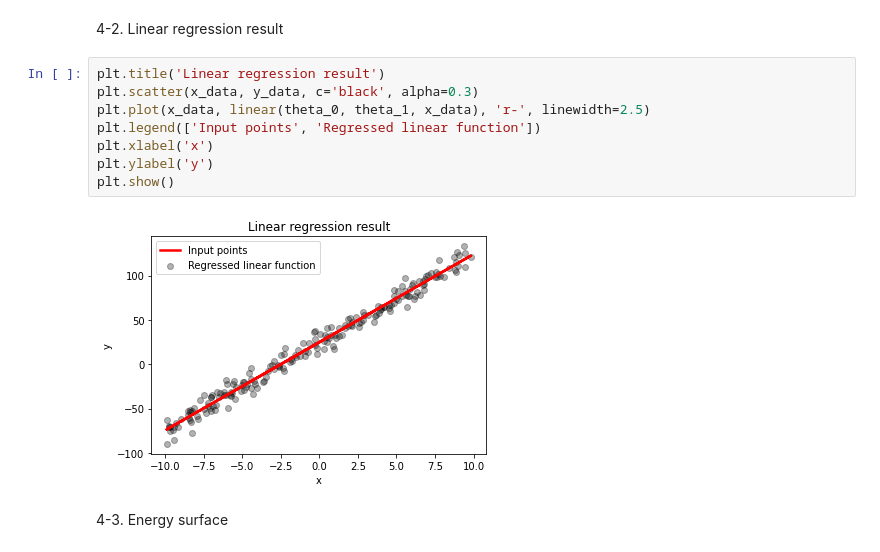
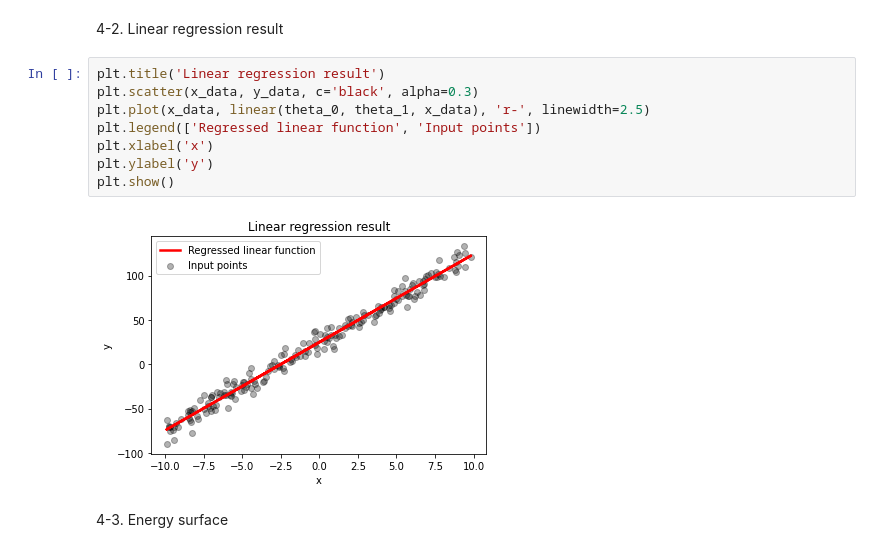
Before and after one commit to ihooni/class-MachineLearning, a Jupyter notebook: 03/assignment-03.ipynb, the cells around one changed output. Drawn from its saved outputs; the diff is of its cells as text.

Commit message:
fix: incorrect plot legend

```diff
--- a/03/assignment-03.ipynb
+++ b/03/assignment-03.ipynb
@@ -85,13 +85,13 @@ plt.show()
 # %%
 plt.title('Linear regression result')
 plt.scatter(x_data, y_data, c='black', alpha=0.3)
 plt.plot(x_data, linear(theta_0, theta_1, x_data), 'r-', linewidth=2.5)
-plt.legend(['Input points', 'Regressed linear function'])
+plt.legend(['Regressed linear function', 'Input points'])
 plt.xlabel('x')
 plt.ylabel('y')
 plt.show()
 # %% [output]
-[figure, old version]
+[figure, new version]
 # %% [markdown]
 4-3. Energy surface
 # %%
```
